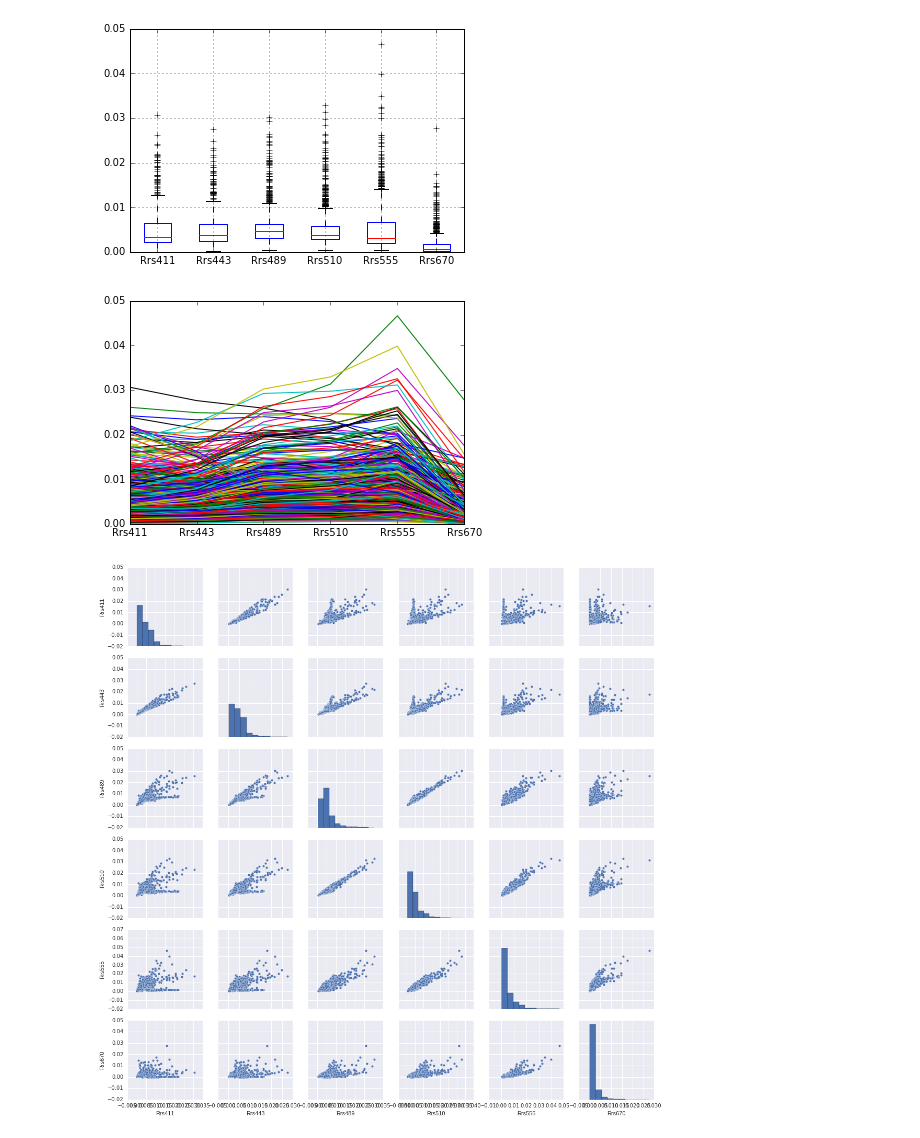
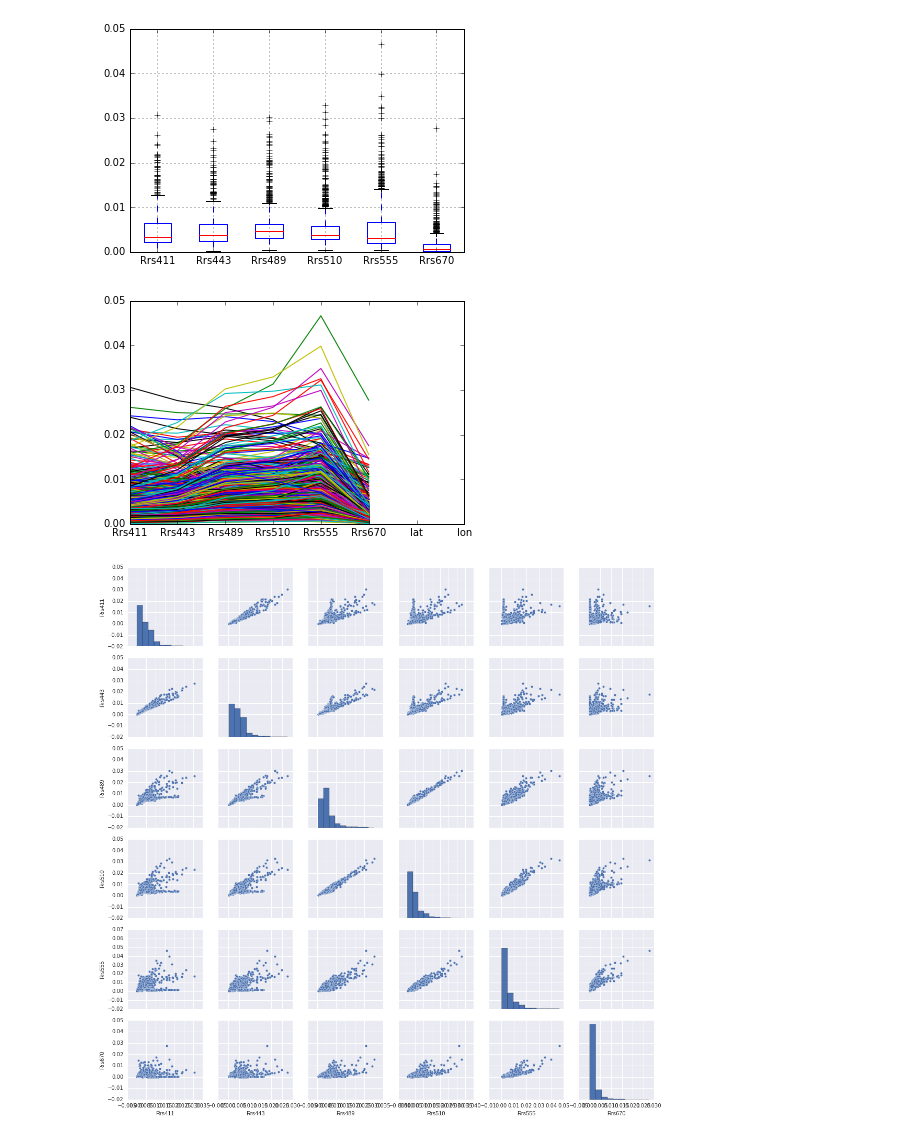
Before and after one commit to grayWolfDC/OWT_Fuzzy, a Jupyter notebook: IPYNB/clustering nomad and implementing xie-beni.ipynb, the cells around one changed output. Saved outputs shown, nothing was run; the diff lists cells and outputs as text; code cells hidden in the pictures.

```diff
--- a/IPYNB/clustering nomad and implementing xie-beni.ipynb
+++ b/IPYNB/clustering nomad and implementing xie-beni.ipynb
@@ -59,4 +59,5 @@ rrsCol = ['Rrs' + e.split('es')[1] for e in es]
 dfRrs=pd.DataFrame()
 for r,l,e in zip(rrsCol,lws,es):
     dfRrs[r] = dfLw[l]/dfEs[e]
-dfRrs['lat'] = dfNomad['']
+dfRrs['lat'] = dfNomad['lat']
+dfRrs['lon'] = dfNomad['lon']
@@ -75,5 +153,5 @@ dfRrs.describe()
 # %%
-dfRrsSub = dfRrs[['Rrs411','Rrs443','Rrs489','Rrs510','Rrs555','Rrs670']]
+dfRrsSub = dfRrs[['Rrs411','Rrs443','Rrs489','Rrs510','Rrs555','Rrs670','lat','lon']]
 # %%
 dfRrsSubClean = dfRrsSub.dropna()
 # %%
@@ -82,10 +161,11 @@ baxes=dfRrsSubClean.boxplot(figsize=(10,5),return_type='axes');
 [figure]
 # %%
 import matplotlib.pyplot as pl
-pl.plot(dfRrsSubClean.transpose().values);
+pl.plot(dfRrsSubClean[['Rrs411','Rrs443','Rrs489',
+                     'Rrs510','Rrs555','Rrs670']].transpose().values);
 lbls=dfRrsSubClean.columns
 pl.xticks(range(len(lbls)),lbls);
 # %% [output]
-[figure, old version]
+[figure, new version]
 # %%
 import seaborn as sb
```
Also changed, not shown: parts of 16 cells of this notebook.
